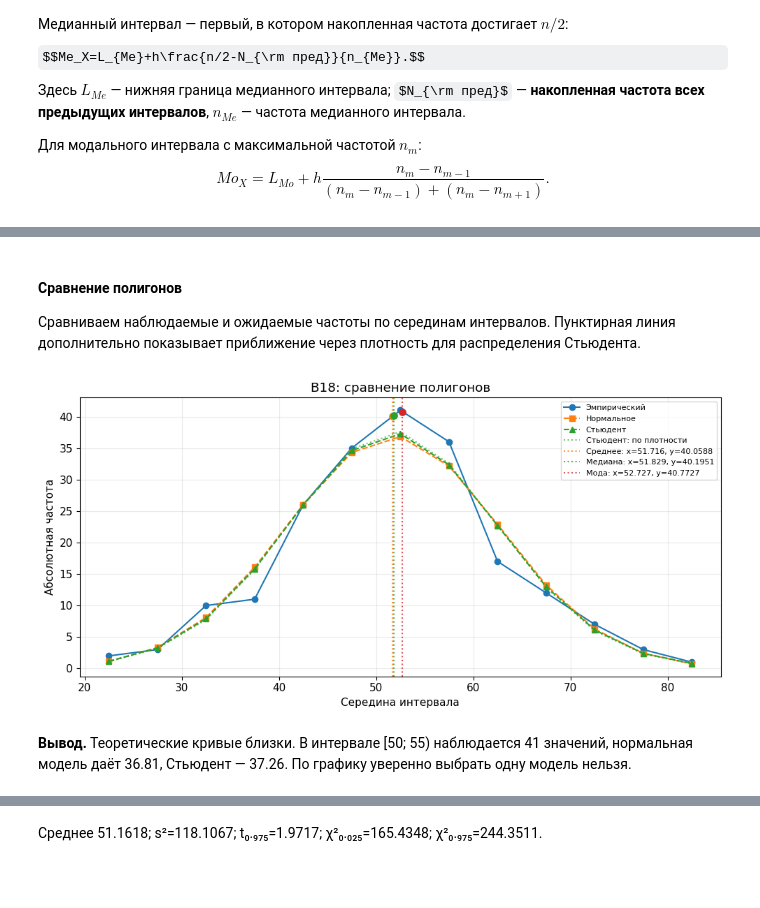
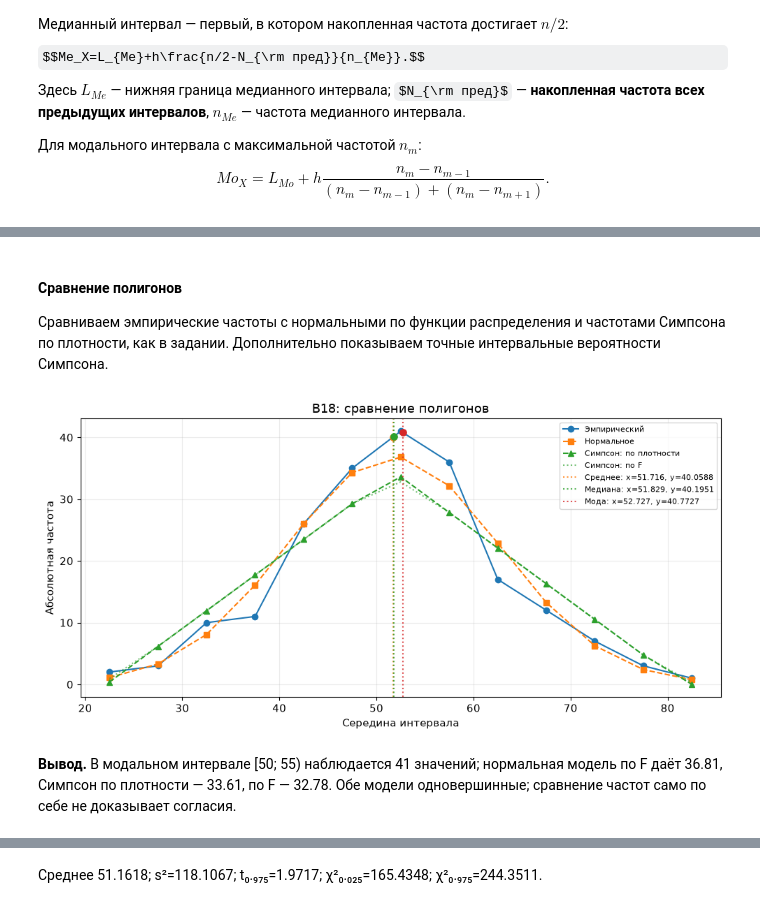
Before and after one commit to Crocron4ik/mathstat_lab1, a Jupyter notebook: mathstat_variant18.ipynb, the cells around one changed output, grey strips where cells are left out. Drawn from its saved outputs; the diff is of its cells as text; code cells hidden in the pictures; some formulas as TeX source; blank space fills up the shorter version.

Commit message:
Fix CDF jumps and replace Student model with Simpson intervals

```diff
--- a/mathstat_variant18.ipynb
+++ b/mathstat_variant18.ipynb
@@ -860,18 +888,18 @@ $$n_i^{\rm теор}\approx n\,h\,f(c_i),$$
 # %%
 normal_pdf_freq = nB*h*normal.pdf(mid)
-student_pdf_freq = nB*h*student.pdf(mid)
+simpson_pdf_freq = nB*h*simpson.pdf(mid)
 normal_cdf_freq = nB*np.diff(normal.cdf(edges))
-student_cdf_freq = nB*np.diff(student.cdf(edges))
-theoryB = pd.DataFrame({"Интервал": interval_labels, "Эмпирические": fB, "Нормальное: вероятность": normal_cdf_freq/nB, "Стьюдент: вероятность": student_cdf_freq/nB,
+simpson_cdf_freq = nB*np.diff(simpson.cdf(edges))
+theoryB = pd.DataFrame({"Интервал": interval_labels, "Эмпирические": fB, "Нормальное: вероятность": normal_cdf_freq/nB, "Симпсон: вероятность": simpson_cdf_freq/nB,
                        "Нормальное: по плотности": normal_pdf_freq, "Нормальное: частота": normal_cdf_freq,
-                       "Стьюдент: по плотности": student_pdf_freq, "Стьюдент: частота": student_cdf_freq})
+                       "Симпсон: по плотности": simpson_pdf_freq, "Симпсон: частота": simpson_cdf_freq})
 table(theoryB)
 tailsB = pd.DataFrame({"Область": ["x < 20", "20 ≤ x ≤ 85", "x > 85", "Всего"],
                       "Эмпирические": [0,nB,0,nB],
                       "Нормальное": [nB*normal.cdf(edges[0]),normal_cdf_freq.sum(),nB*normal.sf(edges[-1]),nB],
-                      "Стьюдент": [nB*student.cdf(edges[0]),student_cdf_freq.sum(),nB*student.sf(edges[-1]),nB]})
+                      "Симпсон": [nB*simpson.cdf(edges[0]),simpson_cdf_freq.sum(),nB*simpson.sf(edges[-1]),nB]})
 table(tailsB)
-for rv, fs in [(normal,normal_cdf_freq),(student,student_cdf_freq)]:
+for rv, fs in [(normal,normal_cdf_freq),(simpson,simpson_cdf_freq)]:
     assert np.isclose(fs.sum()+nB*(rv.cdf(edges[0])+rv.sf(edges[-1])), nB)
 
 note("**Вывод.** С учётом значений вне [20;85] сумма ожидаемых частот каждой модели равна 204.")
@@ -899,23 +927,24 @@ note("**Вывод.** С учётом значений вне [20;85] сумма
 # %% [markdown]
 #### Сравнение полигонов
 
-Сравниваем наблюдаемые и ожидаемые частоты по серединам интервалов. Пунктирная линия дополнительно показывает приближение через плотность для распределения Стьюдента.
+Сравниваем эмпирические частоты с нормальными по функции распределения и частотами Симпсона по плотности, как в задании. Дополнительно показываем точные интервальные вероятности Симпсона.
 # %%
 fig, ax = plt.subplots()
 ax.plot(mid, fB, 'o-', label="Эмпирический")
 ax.plot(mid, normal_cdf_freq, 's--', label="Нормальное")
-ax.plot(mid, student_cdf_freq, '^--', label="Стьюдент")
-ax.plot(mid, student_pdf_freq, ':', color='C2', alpha=.65, label="Стьюдент: по плотности")
+ax.plot(mid, simpson_pdf_freq, '^--', label="Симпсон: по плотности")
+ax.plot(mid, simpson_cdf_freq, ':', color='C2', alpha=.65, label="Симпсон: по F")
 ax.set(xlabel="Середина интервала", ylabel="Абсолютная частота", title="B18: сравнение полигонов")
 mark_b(ax, "frequency")
 ax.legend(fontsize=8); plt.show()
 peak = int(np.argmax(fB))
-note(f"**Вывод.** Теоретические кривые близки. В интервале {interval_labels[peak]} "
-     f"наблюдается {fB[peak]} значений, нормальная модель даёт {normal_cdf_freq[peak]:.2f}, "
-     f"Стьюдент — {student_cdf_freq[peak]:.2f}. По графику уверенно выбрать одну модель нельзя.")
+note(f"**Вывод.** В модальном интервале {interval_labels[peak]} наблюдается {fB[peak]} значений; "
+     f"нормальная модель по F даёт {normal_cdf_freq[peak]:.2f}, "
+     f"Симпсон по плотности — {simpson_pdf_freq[peak]:.2f}, по F — {simpson_cdf_freq[peak]:.2f}. "
+     "Обе модели одновершинные; сравнение частот само по себе не доказывает согласия.")
 # %% [output]
-[figure, old version]
+[figure, new version]
-**Вывод.** Теоретические кривые близки. В интервале [50; 55) наблюдается 41 значений, нормальная модель даёт 36.81, Стьюдент — 37.26. По графику уверенно выбрать одну модель нельзя.
+**Вывод.** В модальном интервале [50; 55) наблюдается 41 значений; нормальная модель по F даёт 36.81, Симпсон по плотности — 33.61, по F — 32.78. Обе модели одновершинные; сравнение частот само по себе не доказывает согласия.
 # %% [markdown]
 ### Доверительные интервалы для параметров B
 
```
Also changed, not shown: parts of 23 cells of this notebook.
